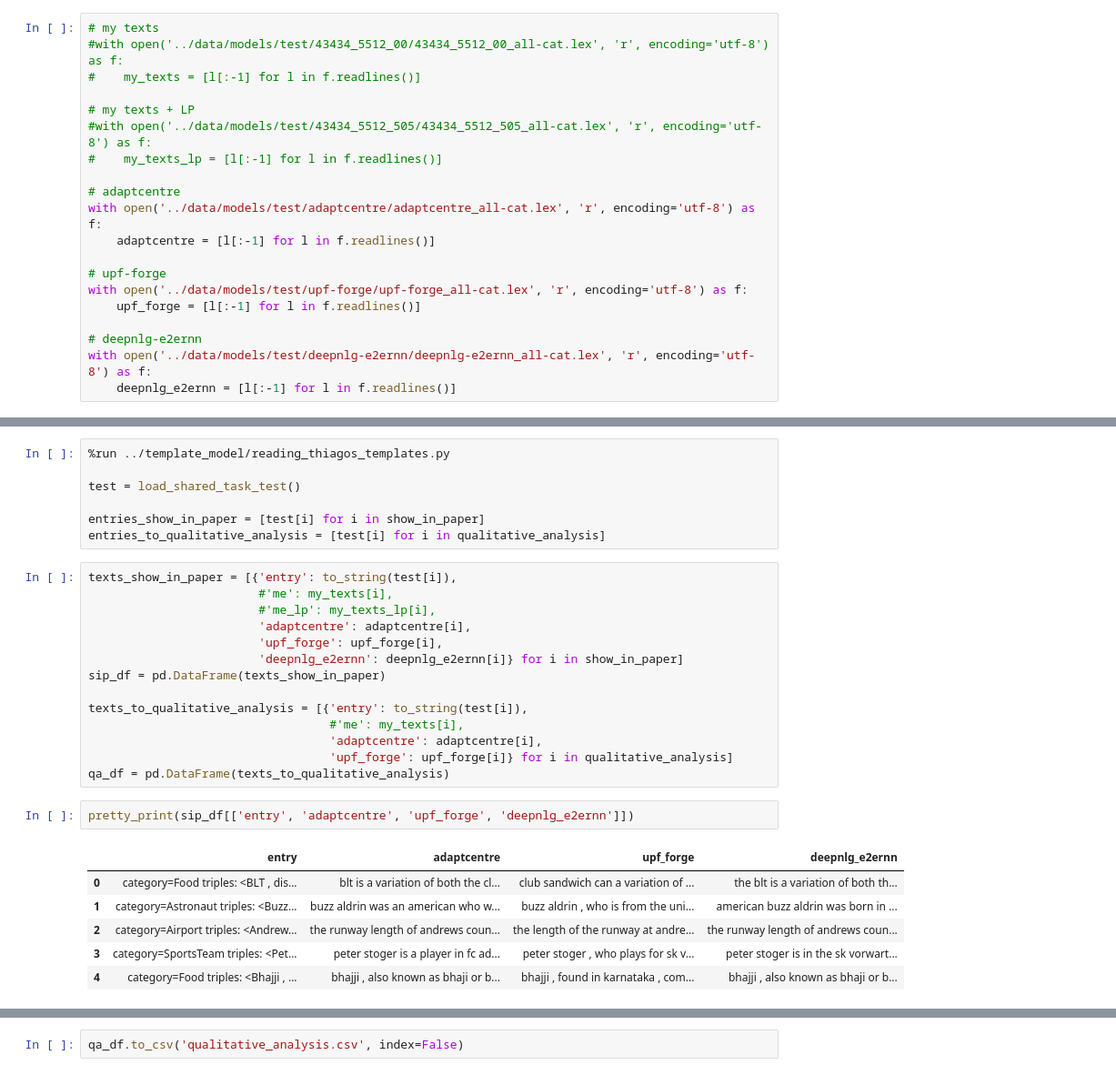
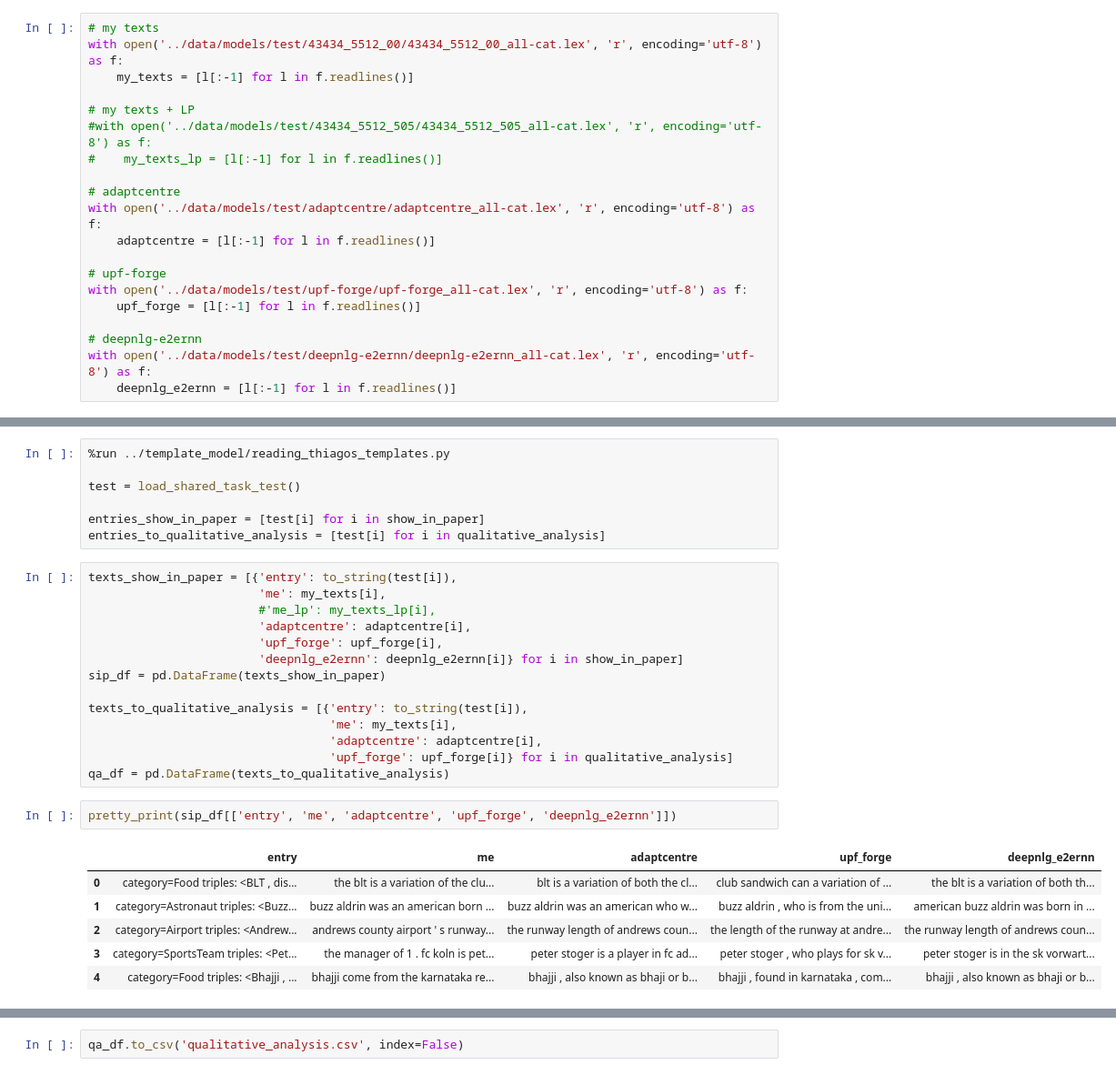
Before and after one commit to abevieiramota/masters, a Jupyter notebook: notebook/00 - Automatic evaluation.ipynb, the cells around one changed output, grey strips where cells are left out. Shown at 91% size. Drawn from its saved outputs; the diff is of its cells as text.

```diff
--- a/notebook/00 - Automatic evaluation.ipynb
+++ b/notebook/00 - Automatic evaluation.ipynb
@@ -154,8 +154,8 @@ for js in sizes.values():
     qualitative_analysis.extend(chosen)
 # %%
 # my texts
-#with open('../data/models/test/43434_5512_00/43434_5512_00_all-cat.lex', 'r', encoding='utf-8') as f:
-#    my_texts = [l[:-1] for l in f.readlines()]
+with open('../data/models/test/43434_5512_00/43434_5512_00_all-cat.lex', 'r', encoding='utf-8') as f:
+    my_texts = [l[:-1] for l in f.readlines()]
 
 # my texts + LP
 #with open('../data/models/test/43434_5512_505/43434_5512_505_all-cat.lex', 'r', encoding='utf-8') as f:
@@ -188,7 +188,7 @@ entries_show_in_paper = [test[i] for i in show_in_paper]
 entries_to_qualitative_analysis = [test[i] for i in qualitative_analysis]
 # %%
 texts_show_in_paper = [{'entry': to_string(test[i]),
-                        #'me': my_texts[i],
+                        'me': my_texts[i],
                         #'me_lp': my_texts_lp[i],
                         'adaptcentre': adaptcentre[i],
                         'upf_forge': upf_forge[i],
@@ -196,17 +196,17 @@ texts_show_in_paper = [{'entry': to_string(test[i]),
 sip_df = pd.DataFrame(texts_show_in_paper)
 
 texts_to_qualitative_analysis = [{'entry': to_string(test[i]),
-                                  #'me': my_texts[i],
+                                  'me': my_texts[i],
                                   'adaptcentre': adaptcentre[i],
                                   'upf_forge': upf_forge[i]} for i in qualitative_analysis]
 qa_df = pd.DataFrame(texts_to_qualitative_analysis)
 # %%
-pretty_print(sip_df[['entry', 'adaptcentre', 'upf_forge', 'deepnlg_e2ernn']])
+pretty_print(sip_df[['entry', 'me', 'adaptcentre', 'upf_forge', 'deepnlg_e2ernn']])
 # %% [output]
-|  | entry | adaptcentre | upf_forge | deepnlg_e2ernn |
-| 0 | category=Food triples: <BLT , dis... | blt is a variation of both the cl... | club sandwich can a variation of ... | the blt is a variation of both th... |
-| 1 | category=Astronaut triples: <Buzz... | buzz aldrin was an american who w... | buzz aldrin , who is from the uni... | american buzz aldrin was born in ... |
-| 2 | category=Airport triples: <Andrew... | the runway length of andrews coun... | the length of the runway at andre... | the runway length of andrews coun... |
-| 3 | category=SportsTeam triples: <Pet... | peter stoger is a player in fc ad... | peter stoger , who plays for sk v... | peter stoger is in the sk vorwart... |
-| 4 | category=Food triples: <Bhajji , ... | bhajji , also known as bhaji or b... | bhajji , found in karnataka , com... | bhajji , also known as bhaji or b... |
+|  | entry | me | adaptcentre | upf_forge | deepnlg_e2ernn |
+| 0 | category=Food triples: <BLT , dis... | the blt is a variation of the clu... | blt is a variation of both the cl... | club sandwich can a variation of ... | the blt is a variation of both th... |
+| 1 | category=Astronaut triples: <Buzz... | buzz aldrin was an american born ... | buzz aldrin was an american who w... | buzz aldrin , who is from the uni... | american buzz aldrin was born in ... |
+| 2 | category=Airport triples: <Andrew... | andrews county airport ' s runway... | the runway length of andrews coun... | the length of the runway at andre... | the runway length of andrews coun... |
+| 3 | category=SportsTeam triples: <Pet... | the manager of 1 . fc koln is pet... | peter stoger is a player in fc ad... | peter stoger , who plays for sk v... | peter stoger is in the sk vorwart... |
+| 4 | category=Food triples: <Bhajji , ... | bhajji come from the karnataka re... | bhajji , also known as bhaji or b... | bhajji , found in karnataka , com... | bhajji , also known as bhaji or b... |
 # %%
```
Also changed, not shown: parts of 1 cell of this notebook.
